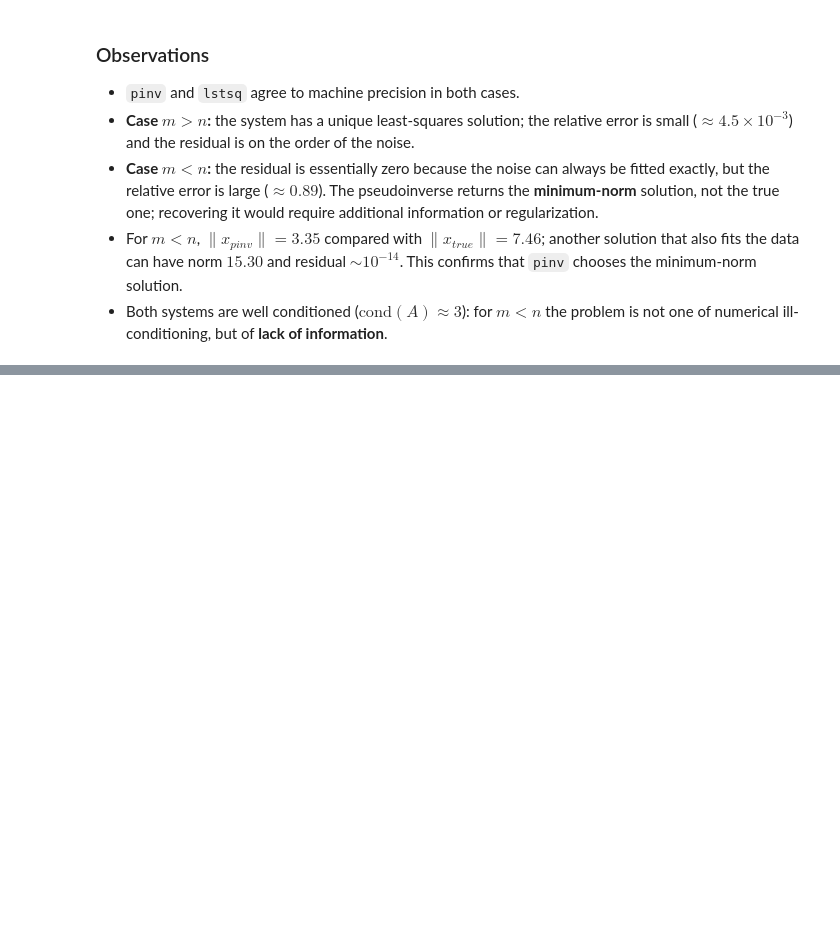
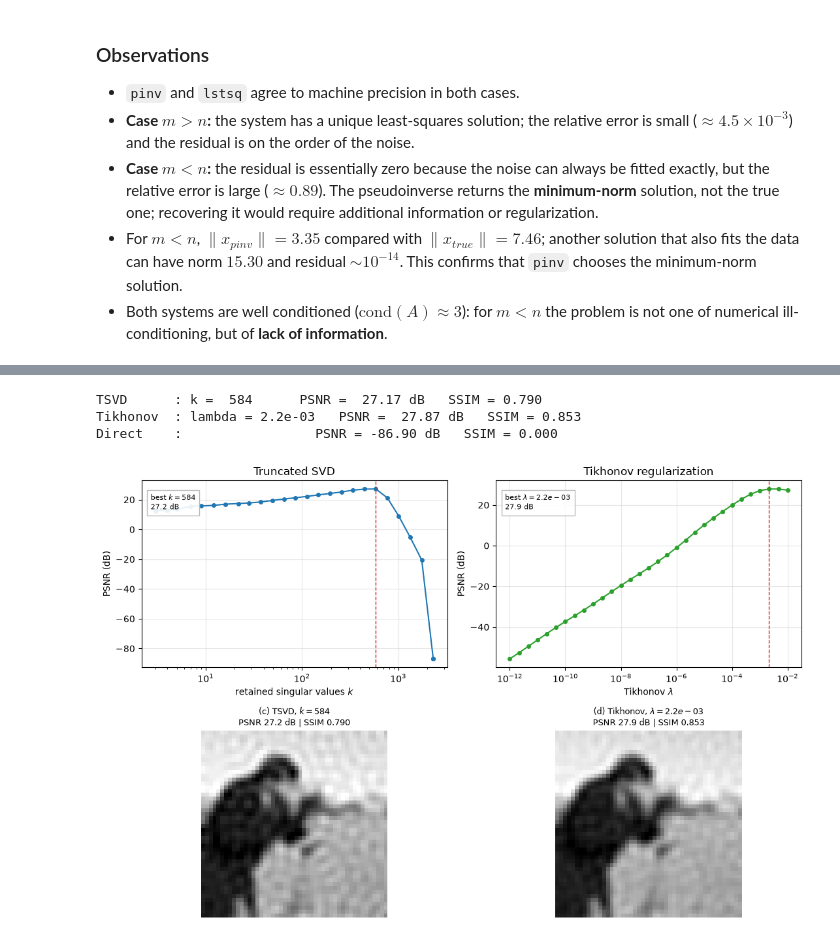
Before and after one commit to jorge-gch/Trial-Period-HDSP-group, a Jupyter notebook: optimization-inverse-problems/lab2.ipynb, the cells around one changed output, grey strips where cells are left out. Saved outputs shown, nothing was run; the diff lists cells and outputs as text; code cells hidden in the pictures; blank space fills up the shorter version.

```diff
--- a/optimization-inverse-problems/lab2.ipynb
+++ b/optimization-inverse-problems/lab2.ipynb
@@ -276,0 +533,71 @@ plt.show()
+# %%
+ks = np.unique(np.round(np.logspace(0.5, np.log10(N), 25)).astype(int))
+ks = np.append(ks, N)
+psnr_k = []
+for k in ks:
+    x_k = Vt[:k].T @ ((U[:, :k].T @ y_eta) / s[:k])
+    psnr_k.append(psnr(X, x_k.reshape(h, w), data_range=1.0))
+
+lams = np.logspace(-12, -2, 31)
+psnr_l = []
+for lam in lams:
+    filt = s / (s**2 + lam)
+    x_l = Vt.T @ (filt * (U.T @ y_eta))
+    psnr_l.append(psnr(X, x_l.reshape(h, w), data_range=1.0))
+
+k_best = ks[int(np.argmax(psnr_k))]
+lam_best = lams[int(np.argmax(psnr_l))]
+
+x_tsvd = Vt[:k_best].T @ ((U[:, :k_best].T @ y_eta) / s[:k_best])
+x_tik = Vt.T @ (s / (s**2 + lam_best) * (U.T @ y_eta))
+
+p_tsvd, q_tsvd = psnr(X, x_tsvd.reshape(h, w), data_range=1.0), \
+                 ssim(X, x_tsvd.reshape(h, w), data_range=1.0)
+p_tik, q_tik = psnr(X, x_tik.reshape(h, w), data_range=1.0), \
+               ssim(X, x_tik.reshape(h, w), data_range=1.0)
+
+print(f"TSVD      : k = {k_best:4d}      PSNR = {p_tsvd:6.2f} dB   SSIM = {q_tsvd:.3f}")
+print(f"Tikhonov  : lambda = {lam_best:.1e}   PSNR = {p_tik:6.2f} dB   SSIM = {q_tik:.3f}")
+print(f"Direct    :                 PSNR = "
+      f"{psnr(X, x_noisy.reshape(h, w), data_range=1.0):6.2f} dB   "
+      f"SSIM = {ssim(X, x_noisy.reshape(h, w), data_range=1.0):.3f}")
+
+fig, axes = plt.subplots(2, 2, figsize=(11, 7.2))
+
+axes[0, 0].semilogx(ks, psnr_k, "o-", ms=4)
+axes[0, 0].axvline(k_best, color="tab:red", ls="--", lw=1)
+axes[0, 0].set_xlabel("retained singular values $k$")
+axes[0, 0].set_ylabel("PSNR (dB)")
+axes[0, 0].set_title("Truncated SVD")
+axes[0, 0].grid(alpha=0.3)
+axes[0, 0].text(0.03, 0.93, f"best $k={k_best}$\n{max(psnr_k):.1f} dB",
+                transform=axes[0, 0].transAxes, fontsize=8, va="top",
+                bbox=dict(fc="white", ec="0.7", alpha=0.9))
+
+axes[0, 1].semilogx(lams, psnr_l, "o-", ms=4, color="tab:green")
+axes[0, 1].axvline(lam_best, color="tab:red", ls="--", lw=1)
+axes[0, 1].set_xlabel(r"Tikhonov $\lambda$")
+axes[0, 1].set_ylabel("PSNR (dB)")
+axes[0, 1].set_title("Tikhonov regularization")
+axes[0, 1].grid(alpha=0.3)
+axes[0, 1].text(0.03, 0.93,
+                f"best $\\lambda={lam_best:.1e}$\n{max(psnr_l):.1f} dB",
+                transform=axes[0, 1].transAxes, fontsize=8, va="top",
+                bbox=dict(fc="white", ec="0.7", alpha=0.9))
+
+for ax, img, title in [
+    (axes[1, 0], x_tsvd, f"(c) TSVD, $k={k_best}$"),
+    (axes[1, 1], x_tik, f"(d) Tikhonov, $\\lambda={lam_best:.1e}$"),
+]:
+    ax.imshow(np.clip(img.reshape(h, w), 0, 1), cmap="gray", vmin=0, vmax=1)
+    p, q = psnr(X, img.reshape(h, w), data_range=1.0), \
+           ssim(X, img.reshape(h, w), data_range=1.0)
+    ax.set_title(f"{title}\nPSNR {p:.1f} dB | SSIM {q:.3f}", fontsize=9)
+    ax.axis("off")
+
+fig.tight_layout()
+# %% [output]
+TSVD      : k =  584      PSNR =  27.17 dB   SSIM = 0.790
+Tikhonov  : lambda = 2.2e-03   PSNR =  27.87 dB   SSIM = 0.853
+Direct    :                 PSNR = -86.90 dB   SSIM = 0.000
+[figure, added]
```
Also changed, not shown: parts of 21 cells of this notebook, 1 other file.
